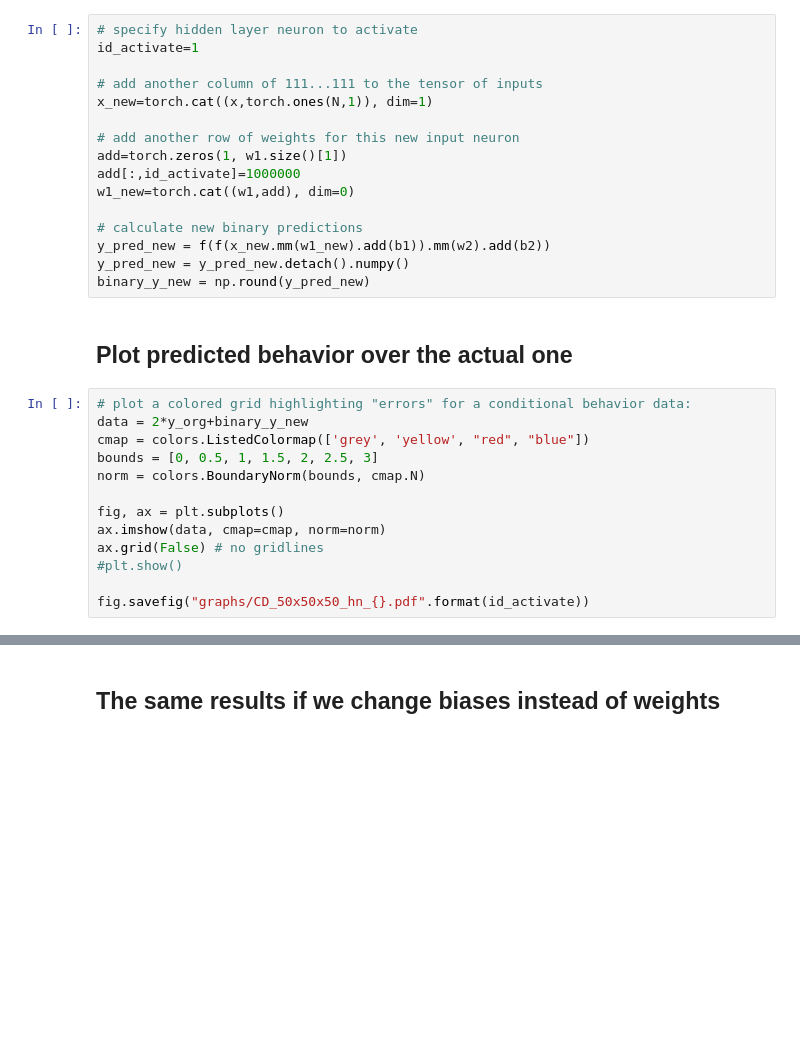
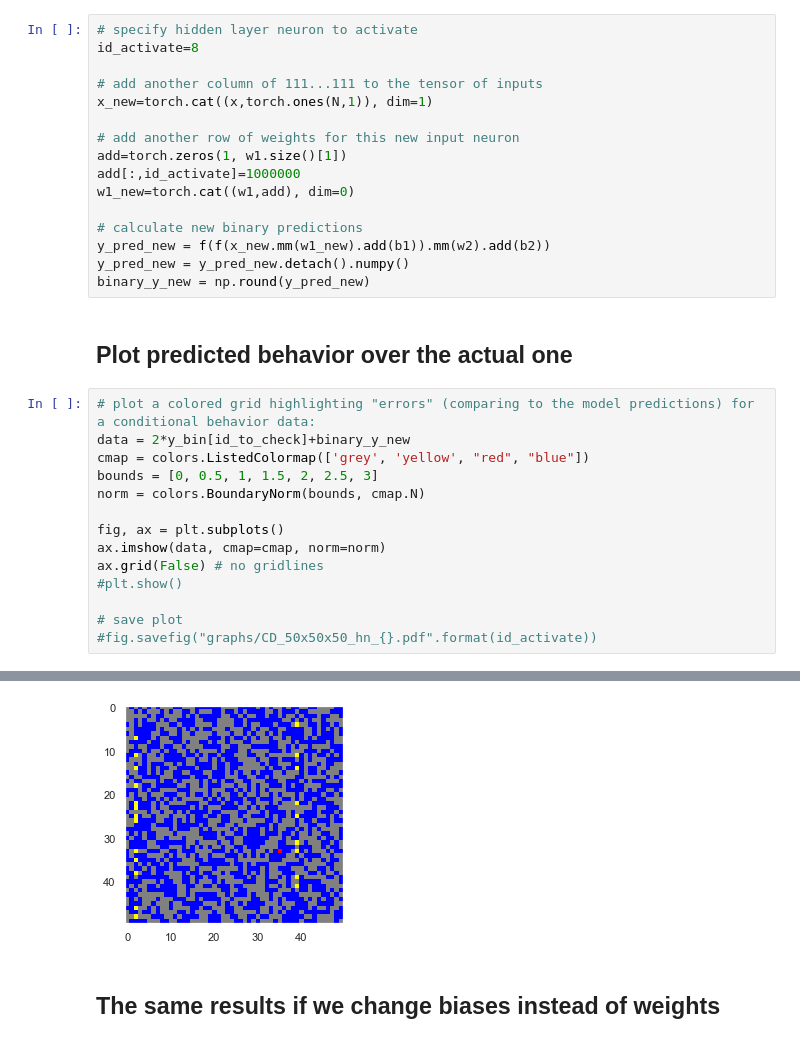
Before and after one commit to ghzhang0/Boulder_2019, a Jupyter notebook: Conditional_behavior.ipynb, the cells around one changed output, grey strips where cells are left out. Saved outputs shown, nothing was run; the diff lists cells and outputs as text; blank space fills up the shorter version.

Commit message:
Add some statistics for conditional activation

```diff
--- a/Conditional_behavior.ipynb
+++ b/Conditional_behavior.ipynb
@@ -87,7 +76,7 @@ fig.savefig("graphs/pred_50x50x50_Rs_{}.pdf".format(Rs[id_to_check+1]))
 ## Modify NN to model conditional behavior
 # %%
 # specify hidden layer neuron to activate
-id_activate=1
+id_activate=8
 
 # add another column of 111...111 to the tensor of inputs
 x_new=torch.cat((x,torch.ones(N,1)), dim=1)
@@ -104,8 +93,8 @@ binary_y_new = np.round(y_pred_new)
 # %% [markdown]
 ## Plot predicted behavior over the actual one
 # %%
-# plot a colored grid highlighting "errors" for a conditional behavior data:
-data = 2*y_org+binary_y_new
+# plot a colored grid highlighting "errors" (comparing to the model predictions) for a conditional behavior data:
+data = 2*y_bin[id_to_check]+binary_y_new
 cmap = colors.ListedColormap(['grey', 'yellow', "red", "blue"])
 bounds = [0, 0.5, 1, 1.5, 2, 2.5, 3]
 norm = colors.BoundaryNorm(bounds, cmap.N)
@@ -115,5 +104,6 @@ ax.imshow(data, cmap=cmap, norm=norm)
 ax.grid(False) # no gridlines
 #plt.show()
 
-fig.savefig("graphs/CD_50x50x50_hn_{}.pdf".format(id_activate))
+# save plot
+#fig.savefig("graphs/CD_50x50x50_hn_{}.pdf".format(id_activate))
 # %% [output]
@@ -122,3 +110,4 @@ fig.savefig("graphs/CD_50x50x50_hn_{}.pdf".format(id_activate))
+[figure, added]
 # %% [markdown]
 ## The same results if we change biases instead of weights
 # %%
```
Also changed, not shown: parts of 14 cells of this notebook.
